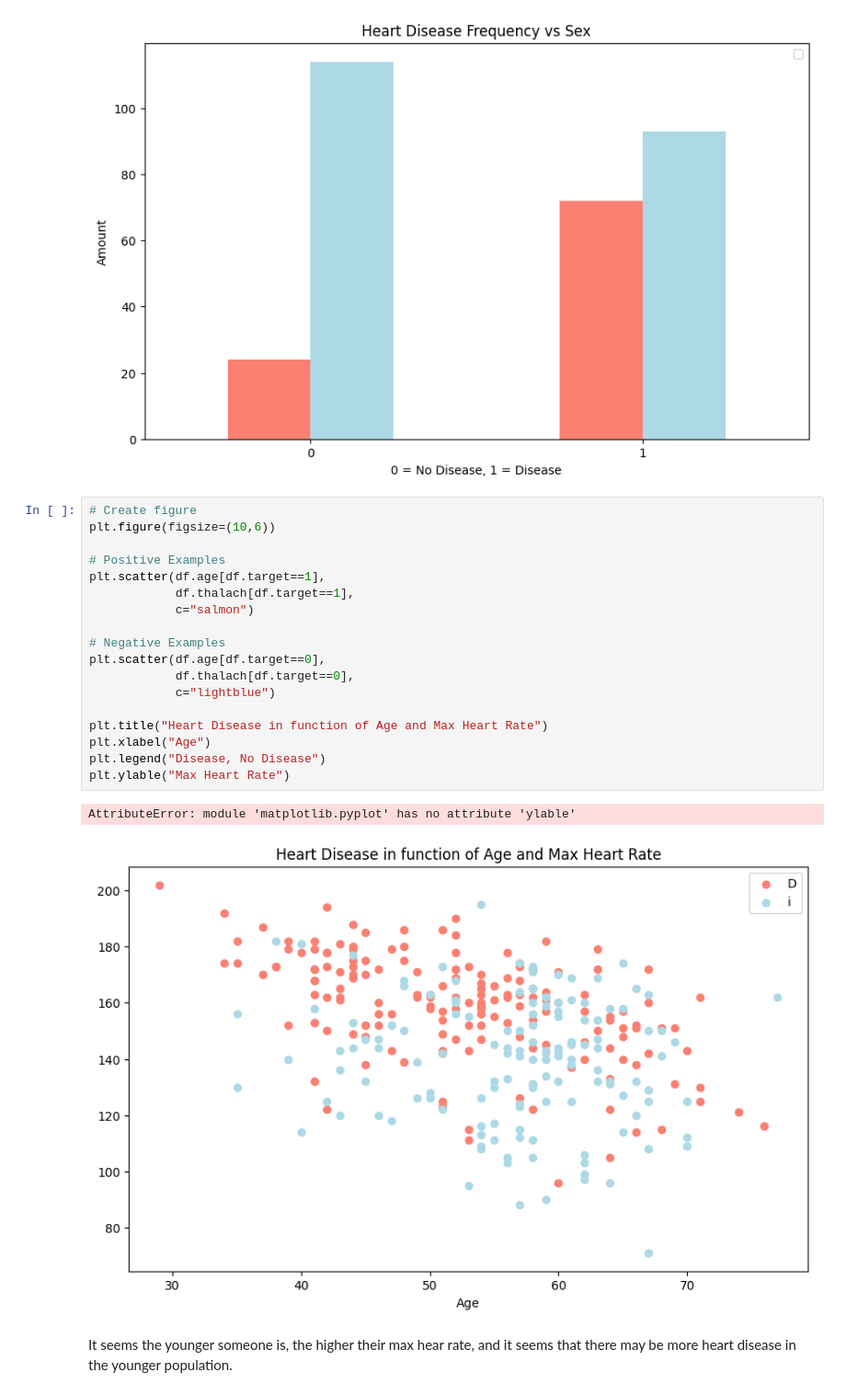
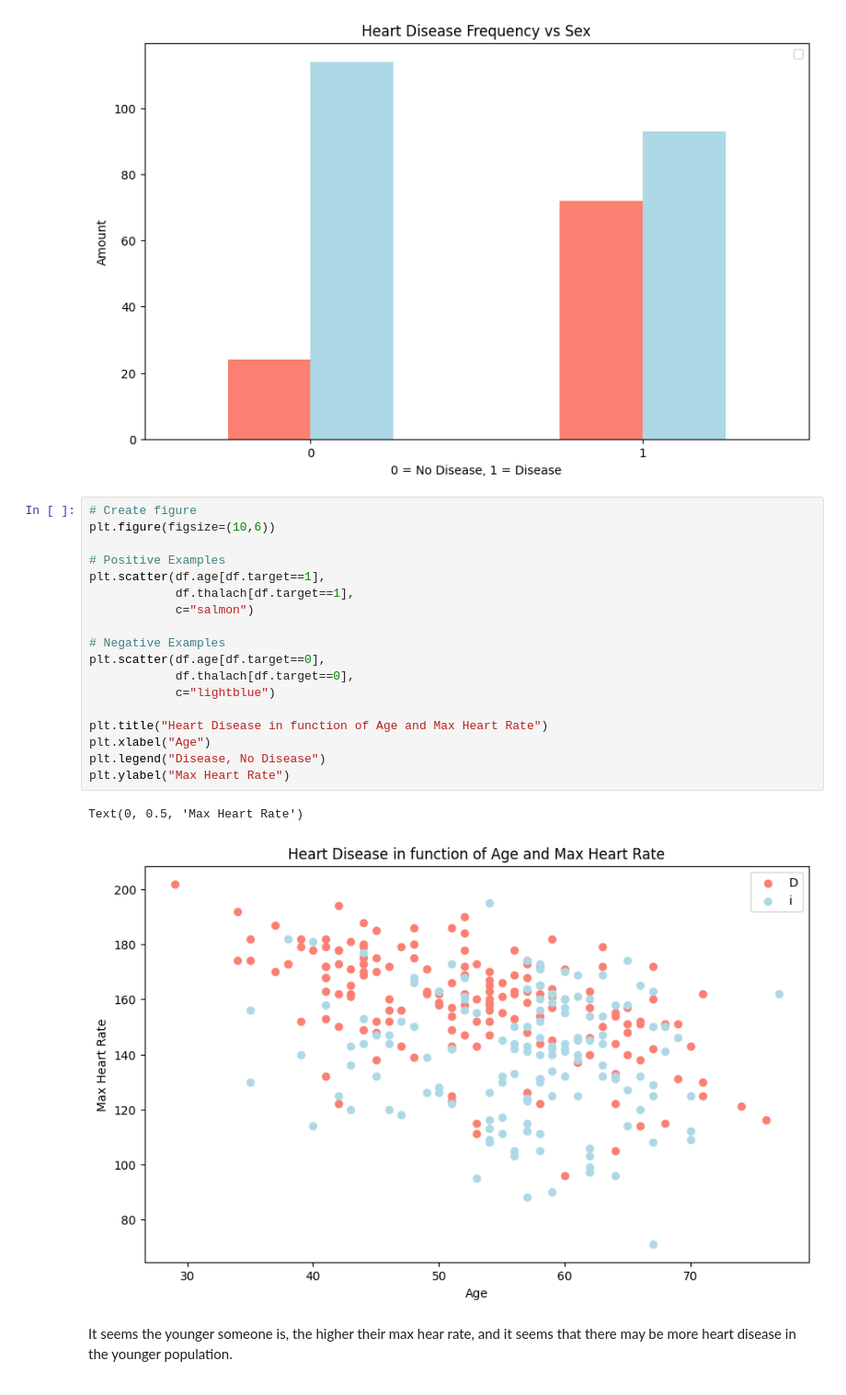
Before and after one commit to Amrovv/heart-disease-ML, a Jupyter notebook: notebooks/01-heart-disease-eda.ipynb, the cells around one changed output. Shown at 92% size. Cells and saved outputs as stored; diff of their text form.

```diff
--- a/notebooks/01-heart-disease-eda.ipynb
+++ b/notebooks/01-heart-disease-eda.ipynb
@@ -118,24 +118,24 @@ See: https://matplotlib.org/stable/users/explain/axes/legend_guide.html#controll
 # %%
 # Create figure
 plt.figure(figsize=(10,6))
 
 # Positive Examples
 plt.scatter(df.age[df.target==1],
             df.thalach[df.target==1],
             c="salmon")
 
 # Negative Examples
 plt.scatter(df.age[df.target==0],
             df.thalach[df.target==0],
             c="lightblue")
 
 plt.title("Heart Disease in function of Age and Max Heart Rate")
 plt.xlabel("Age")
 plt.legend("Disease, No Disease")
-plt.ylable("Max Heart Rate")
+plt.ylabel("Max Heart Rate")
 # %% [output]
-AttributeError: module 'matplotlib.pyplot' has no attribute 'ylable'
+Text(0, 0.5, 'Max Heart Rate')
-[figure, old version]
+[figure, new version]
 # %% [markdown]
 It seems the younger someone is, the higher their max hear rate, and it seems that there may be more heart disease in the younger population.
 # %%
```
Also changed, not shown: parts of 2 cells of this notebook, 1 other file.
